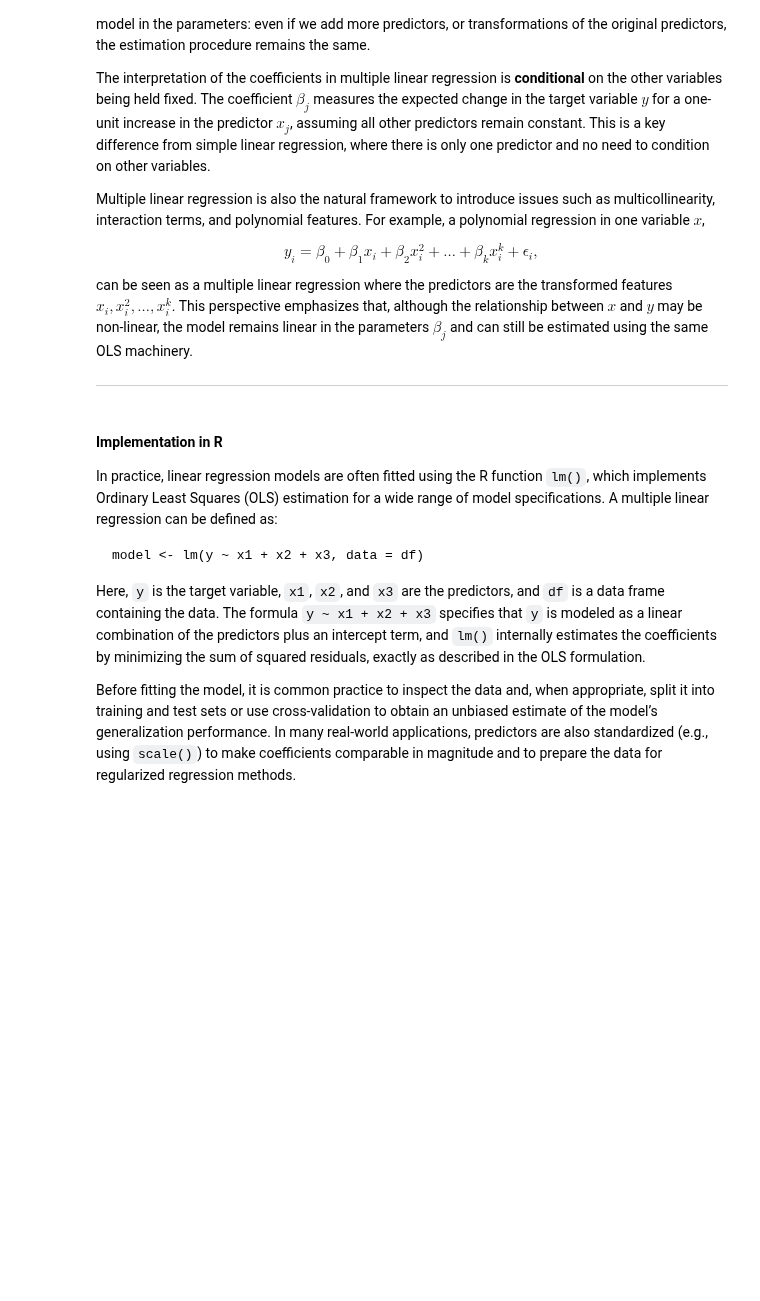
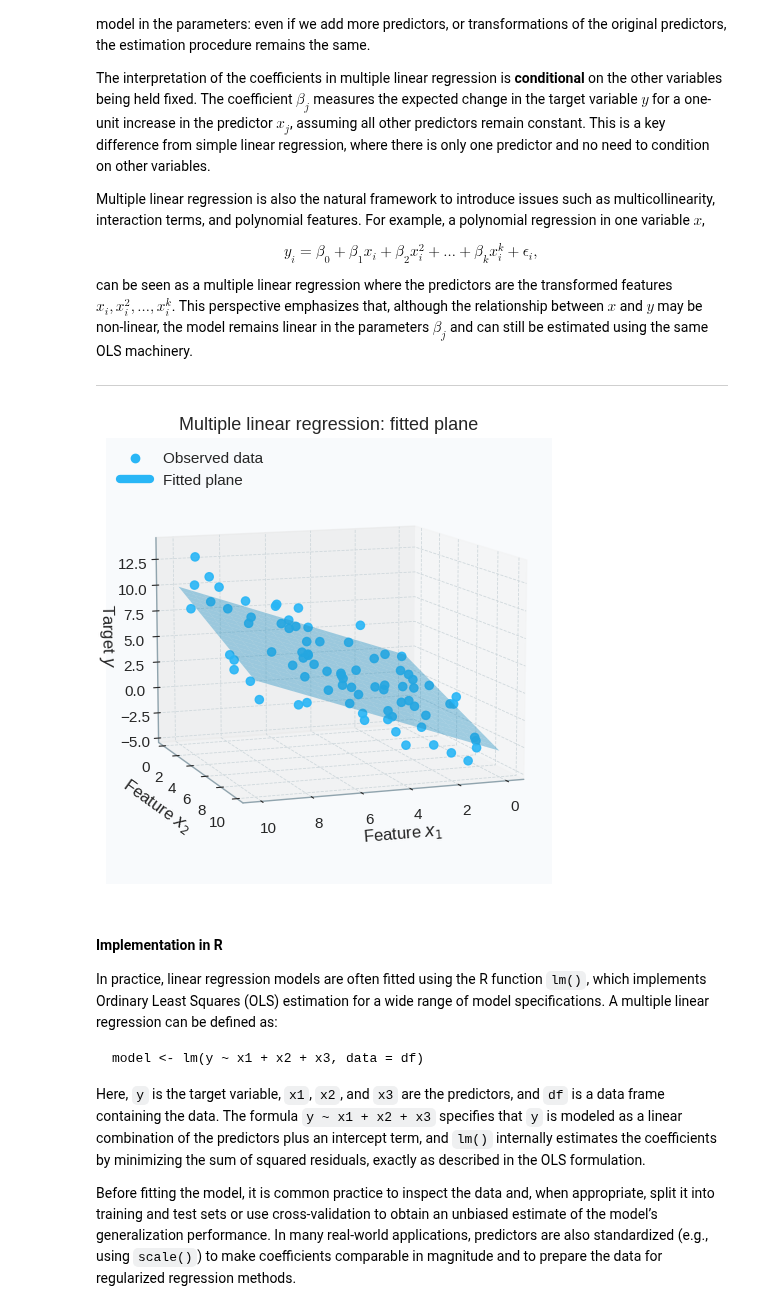
Before and after one commit to tommasofacchin/Neural-Networks-notes, a Jupyter notebook: 1-supervised-unsupervised.ipynb, the cells around one changed output. Cells and saved outputs as stored; diff of their text form; code cells hidden in the pictures; blank space fills up the shorter version.

```diff
--- a/1-supervised-unsupervised.ipynb
+++ b/1-supervised-unsupervised.ipynb
@@ -162,6 +255,60 @@ $$
 can be seen as a multiple linear regression where the predictors are the transformed features $x_i, x_i^2, \dots, x_i^k$. This perspective emphasizes that, although the relationship between $x$ and $y$ may be non-linear, the model remains linear in the parameters $\beta_j$ and can still be estimated using the same OLS machinery.
 
 ---
+# %%
+np.random.seed(0)
+n = 80
+x1 = np.random.uniform(0, 10, n)
+x2 = np.random.uniform(0, 10, n)
+
+beta0, beta1, beta2 = 2.0, 0.8, -0.5
+noise = np.random.normal(0, 2.0, size=n)
+y = beta0 + beta1 * x1 + beta2 * x2 + noise
+
+fig = plt.figure(figsize=(8, 5))
+ax = fig.add_subplot(111, projection="3d")
+
+scatter = ax.scatter(
+    x1, x2, y,
+    s=35,
+    alpha=0.9,
+    label="Observed data"
+)
+
+grid_x1, grid_x2 = np.meshgrid(
+    np.linspace(0, 10, 20),
+    np.linspace(0, 10, 20)
+)
+grid_y = beta0 + beta1 * grid_x1 + beta2 * grid_x2
+
+plane = ax.plot_surface(
+    grid_x1, grid_x2, grid_y,
+    alpha=0.4,
+    linewidth=0,
+    antialiased=True,
+)
+
+ax.set_xlabel("Feature $x_1$")
+ax.set_ylabel("Feature $x_2$")
+ax.set_zlabel("Target $y$")
+ax.set_title("Multiple linear regression: fitted plane")
+ax.view_init(elev=10, azim=70)
+
+orange_handle = mlines.Line2D([], [], marker="o",
+                              linestyle="None", label="Observed data")
+plane_handle = mlines.Line2D([], [],
+                             linestyle="-", linewidth=6, label="Fitted plane")
+
+ax.legend(
+    handles=[orange_handle, plane_handle],
+    loc="upper left"
+)
+
+plt.tight_layout()
+plt.savefig("img/multiple_linear_regression.png", dpi=300, bbox_inches="tight")
+plt.show()
+# %% [output]
+[figure, added]
 # %% [markdown]
 #### Implementation in R
 
```
Also changed, not shown: parts of 2 cells of this notebook.
